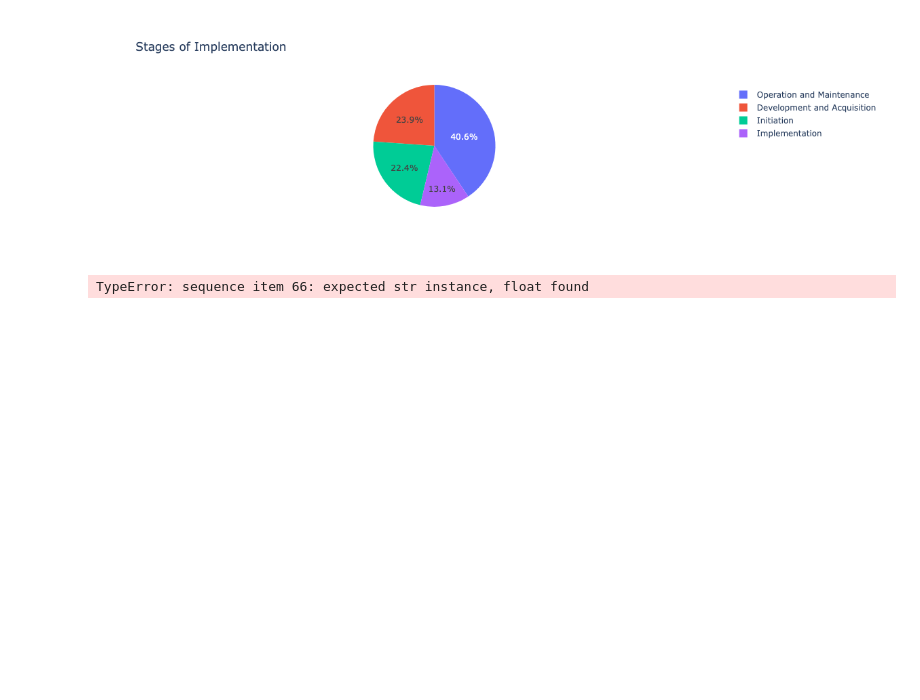
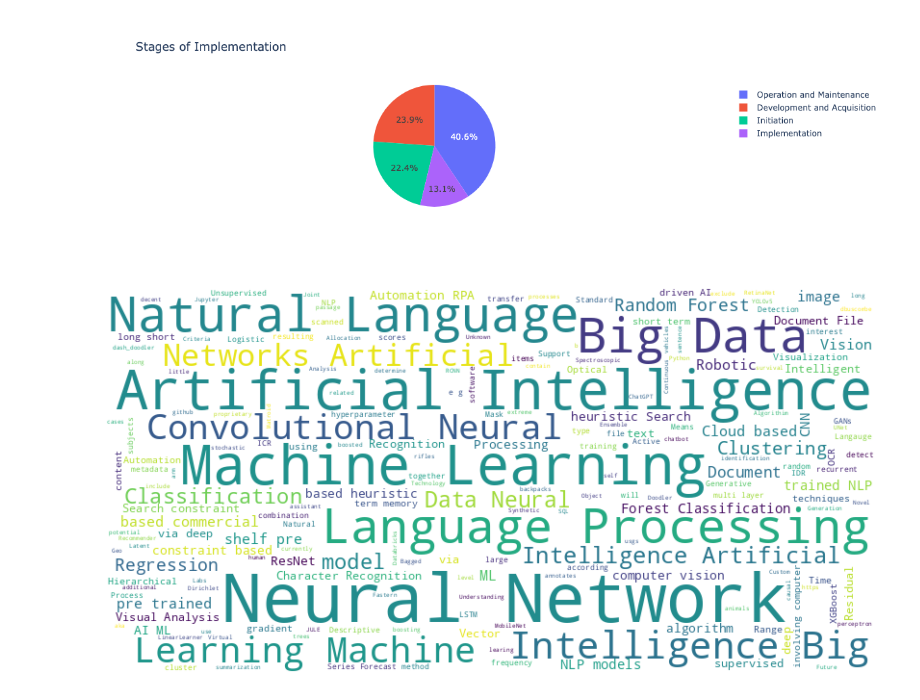
Before and after one commit to skacholia/FederalAIVisualization, a Jupyter notebook: Untitled.ipynb, the cells around one changed output. Drawn from its saved outputs; the diff is of its cells as text; code cells hidden in the pictures; blank space fills up the shorter version.

```diff
--- a/Untitled.ipynb
+++ b/Untitled.ipynb
@@ -104,19 +104,21 @@ top_technique_counts = technique_counts.head(5)
 # Create the Plotly bar graph for the top 5 techniques
 bar_fig = px.bar(top_technique_counts, x='Technique', y='Count', title='Frequency of Top 5 Techniques')
 # %%
-# Aggregate all techniques into a single string
-all_techniques = ' '.join(exploded_techniques)
+from wordcloud import WordCloud
+import matplotlib.pyplot as plt
+
+all_techniques = ' '.join(exploded_techniques.fillna(''))
 
 # Generate the word cloud
 wordcloud = WordCloud(width = 800, height = 400, background_color ='white').generate(all_techniques)
 
 # Display the word cloud using matplotlib
 plt.figure(figsize=(10, 5))
 plt.imshow(wordcloud, interpolation='bilinear')
 plt.axis('off')  # Don't show axes for a cleaner look
 plt.show()
 # %% [output]
-TypeError: sequence item 66: expected str instance, float found
+[figure, added]
 # %%
 df
 # %% [output]
```
Also changed, not shown: parts of 5 cells of this notebook, 1 other file.
